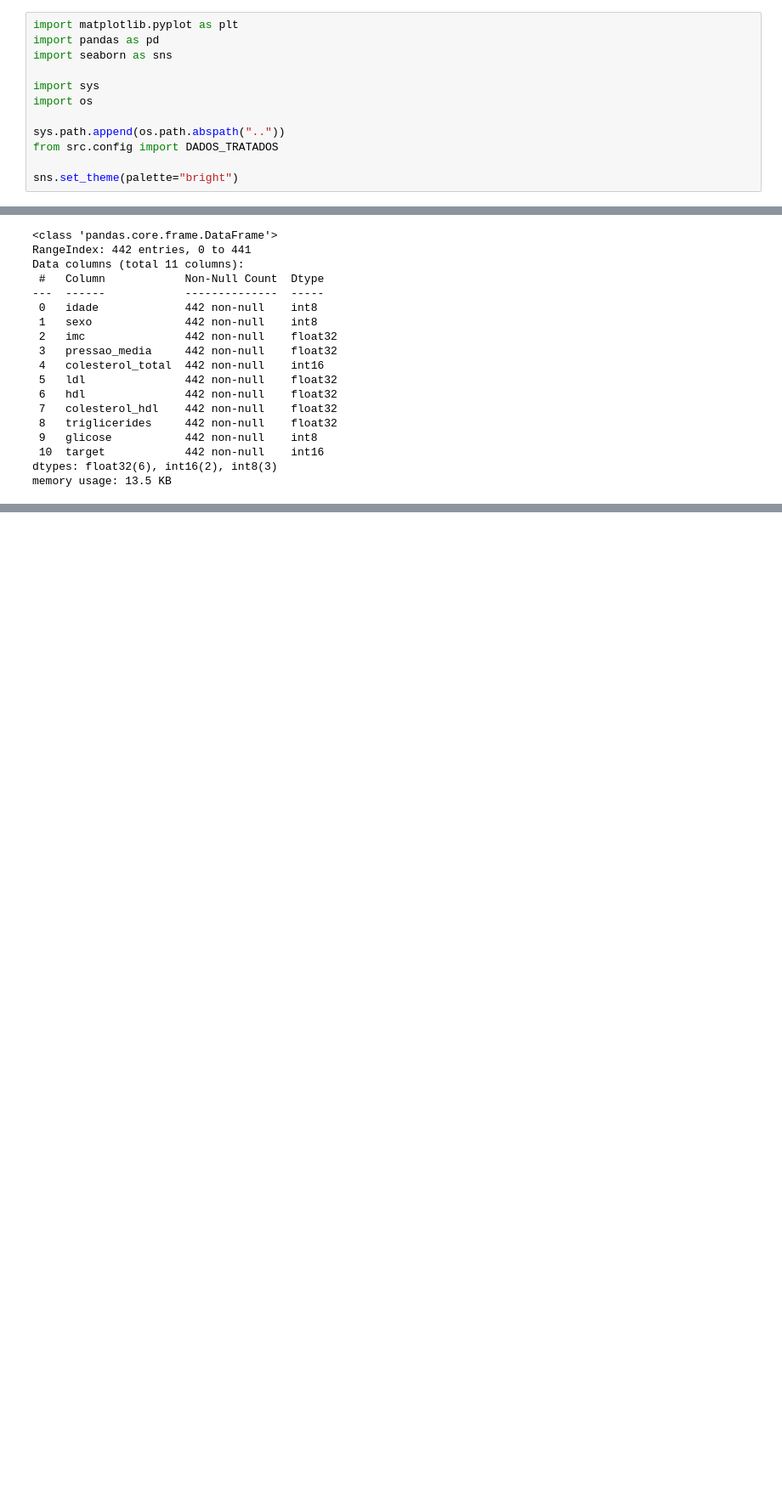
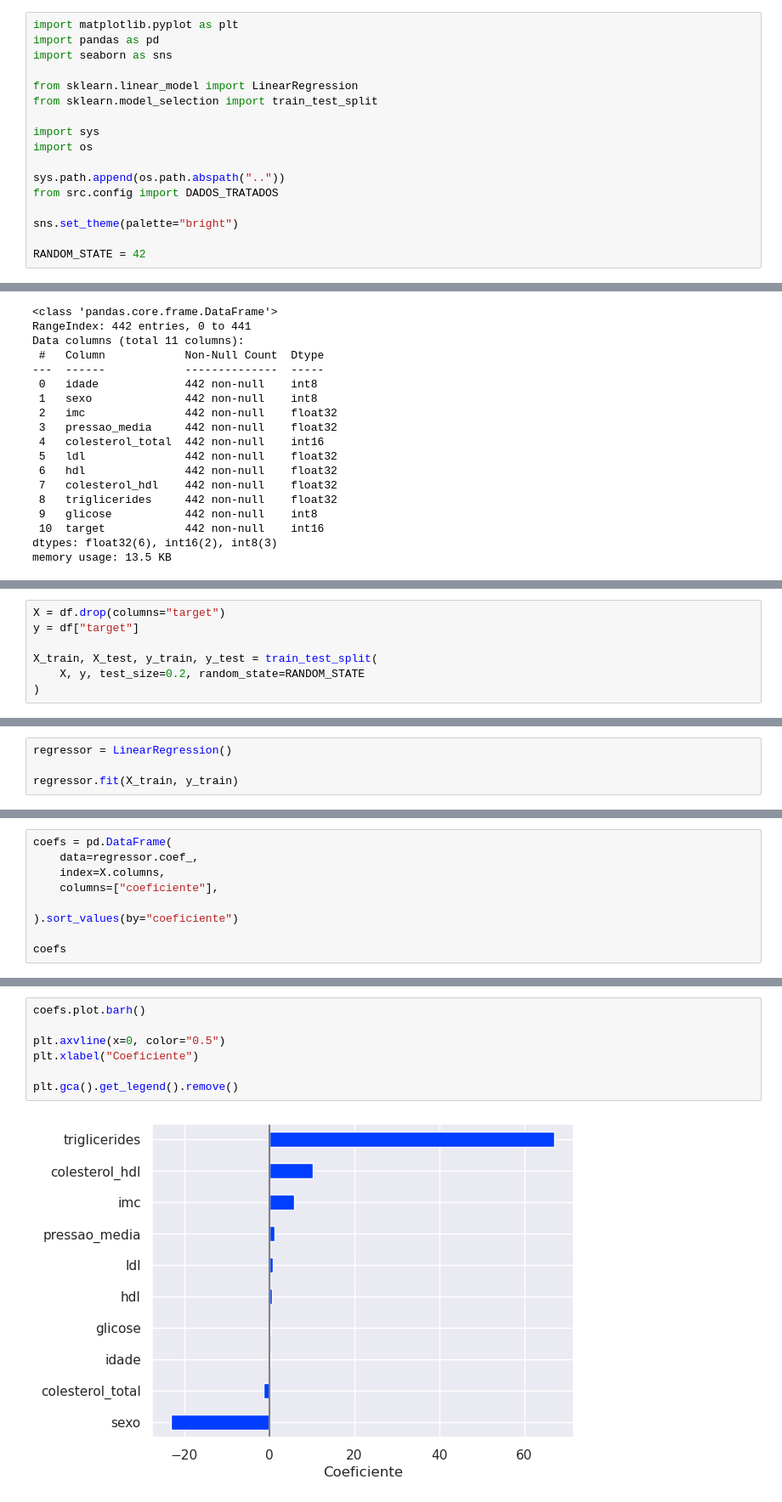
Before and after one commit to PauloViniciusR/Modelos_regressao, a Jupyter notebook: notebooks/02_regressao_linear.ipynb, the cells around one changed output, grey strips where cells are left out. Shown at 85% size. Saved outputs shown, nothing was run; the diff lists cells and outputs as text; blank space fills up the shorter version.

```diff
--- a/notebooks/02_regressao_linear.ipynb
+++ b/notebooks/02_regressao_linear.ipynb
@@ -2,6 +2,9 @@
 import matplotlib.pyplot as plt
 import pandas as pd
 import seaborn as sns
+
+from sklearn.linear_model import LinearRegression
+from sklearn.model_selection import train_test_split
 
 import sys
 import os
@@ -10,6 +13,8 @@ sys.path.append(os.path.abspath(".."))
 from src.config import DADOS_TRATADOS
 
 sns.set_theme(palette="bright")
+
+RANDOM_STATE = 42
 # %%
 df = pd.read_parquet(DADOS_TRATADOS)
 
@@ -44,0 +83,7 @@ memory usage: 13.5 KB
+# %%
+X = df.drop(columns="target")
+y = df["target"]
+
+X_train, X_test, y_train, y_test = train_test_split(
+    X, y, test_size=0.2, random_state=RANDOM_STATE
+)
@@ -44,0 +134,4 @@ memory usage: 13.5 KB
+# %%
+regressor = LinearRegression()
+
+regressor.fit(X_train, y_train)
@@ -44,0 +158,9 @@ memory usage: 13.5 KB
+# %%
+coefs = pd.DataFrame(
+    data=regressor.coef_,
+    index=X.columns,
+    columns=["coeficiente"],
+
+).sort_values(by="coeficiente")
+
+coefs
@@ -44,0 +179,9 @@ memory usage: 13.5 KB
+# %%
+coefs.plot.barh()
+
+plt.axvline(x=0, color="0.5")
+plt.xlabel("Coeficiente")
+
+plt.gca().get_legend().remove()
+# %% [output]
+[figure, added]
```
Also changed, not shown: parts of 14 cells of this notebook, 3 other files.
